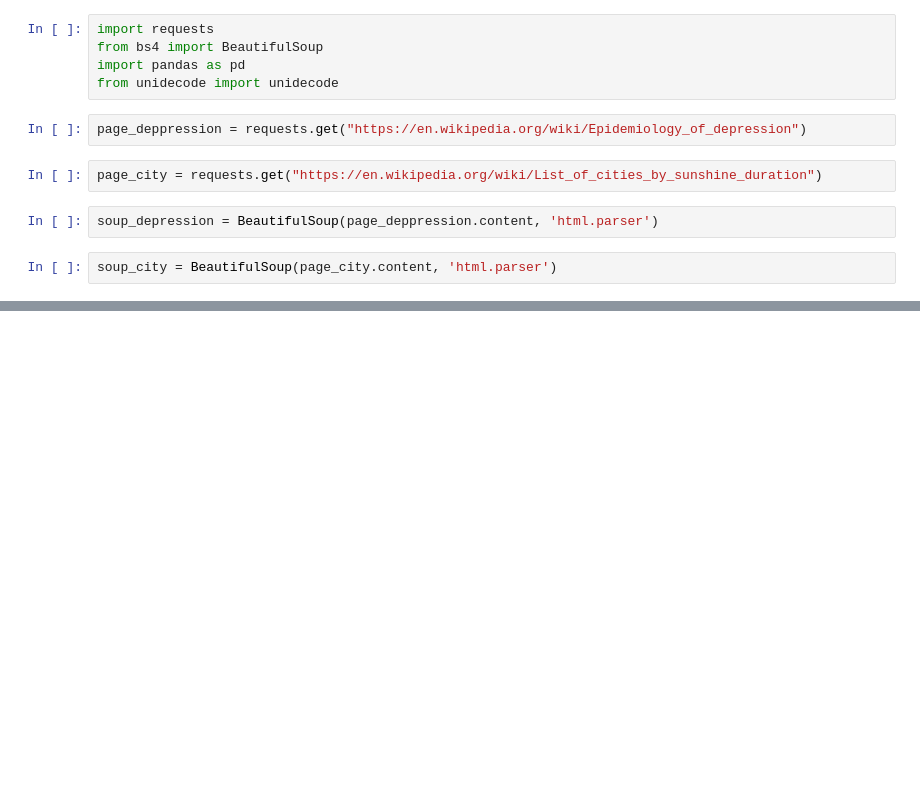
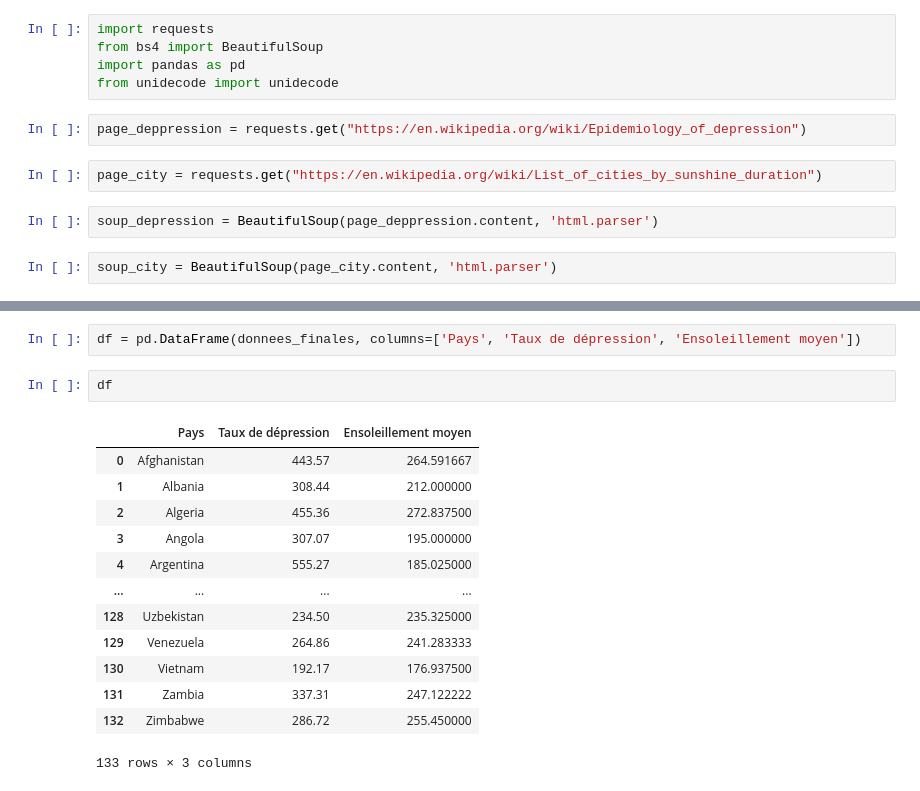
Before and after one commit to bertreux/M1_PYTHON-_WEBSCRAPPING, a Jupyter notebook: scrapping_exo_temps_bohneur.ipynb, the cells around one changed output, grey strips where cells are left out. Drawn from its saved outputs; the diff is of its cells as text; blank space fills up the shorter version.

```diff
--- a/scrapping_exo_temps_bohneur.ipynb
+++ b/scrapping_exo_temps_bohneur.ipynb
@@ -45,0 +145,18 @@ for l in collumn_city:
+# %%
+df = pd.DataFrame(donnees_finales, columns=['Pays', 'Taux de dépression', 'Ensoleillement moyen'])
+# %%
+df
+# %% [output]
+|  | Pays | Taux de dépression | Ensoleillement moyen |
+| 0 | Afghanistan | 443.57 | 264.591667 |
+| 1 | Albania | 308.44 | 212.000000 |
+| 2 | Algeria | 455.36 | 272.837500 |
+| 3 | Angola | 307.07 | 195.000000 |
+| 4 | Argentina | 555.27 | 185.025000 |
+| ... | ... | ... | ... |
+| 128 | Uzbekistan | 234.50 | 235.325000 |
+| 129 | Venezuela | 264.86 | 241.283333 |
+| 130 | Vietnam | 192.17 | 176.937500 |
+| 131 | Zambia | 337.31 | 247.122222 |
+| 132 | Zimbabwe | 286.72 | 255.450000 |
+133 rows × 3 columns
```
Also changed, not shown: parts of 15 cells of this notebook.
